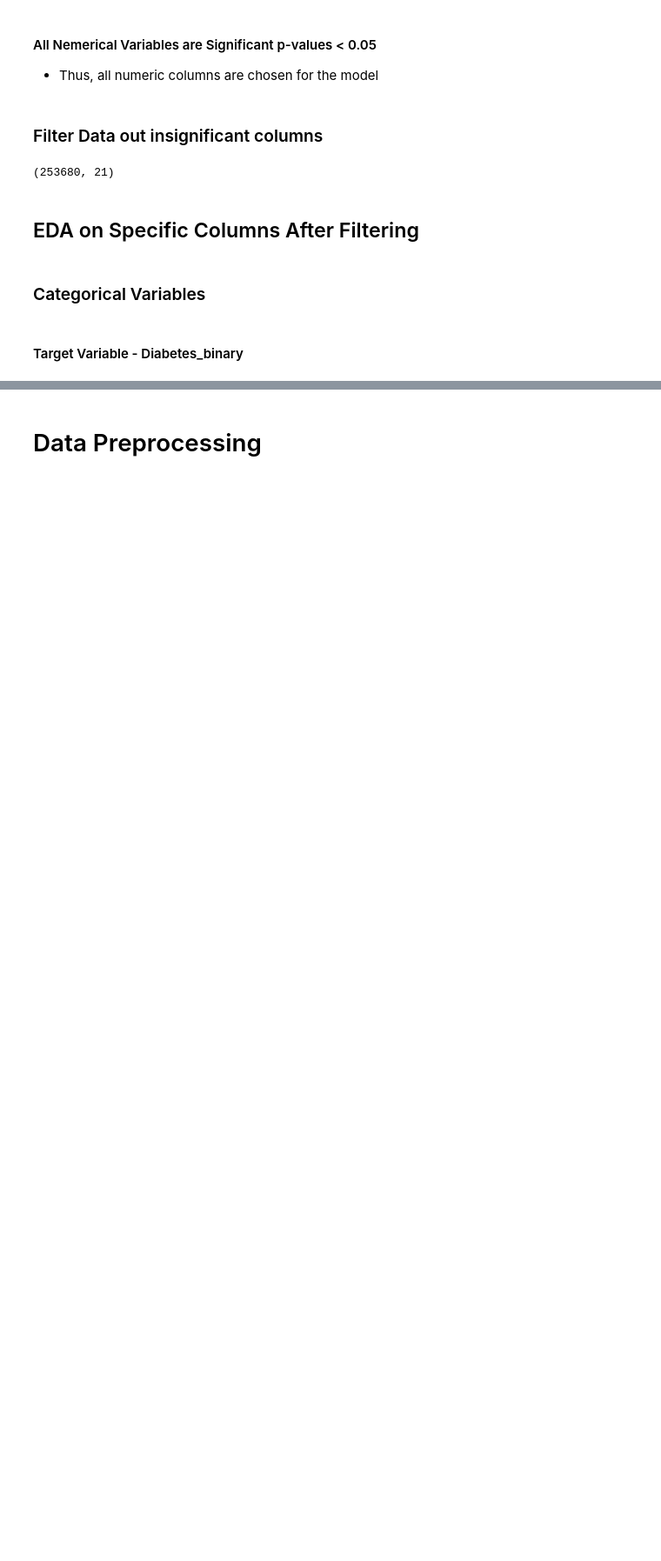
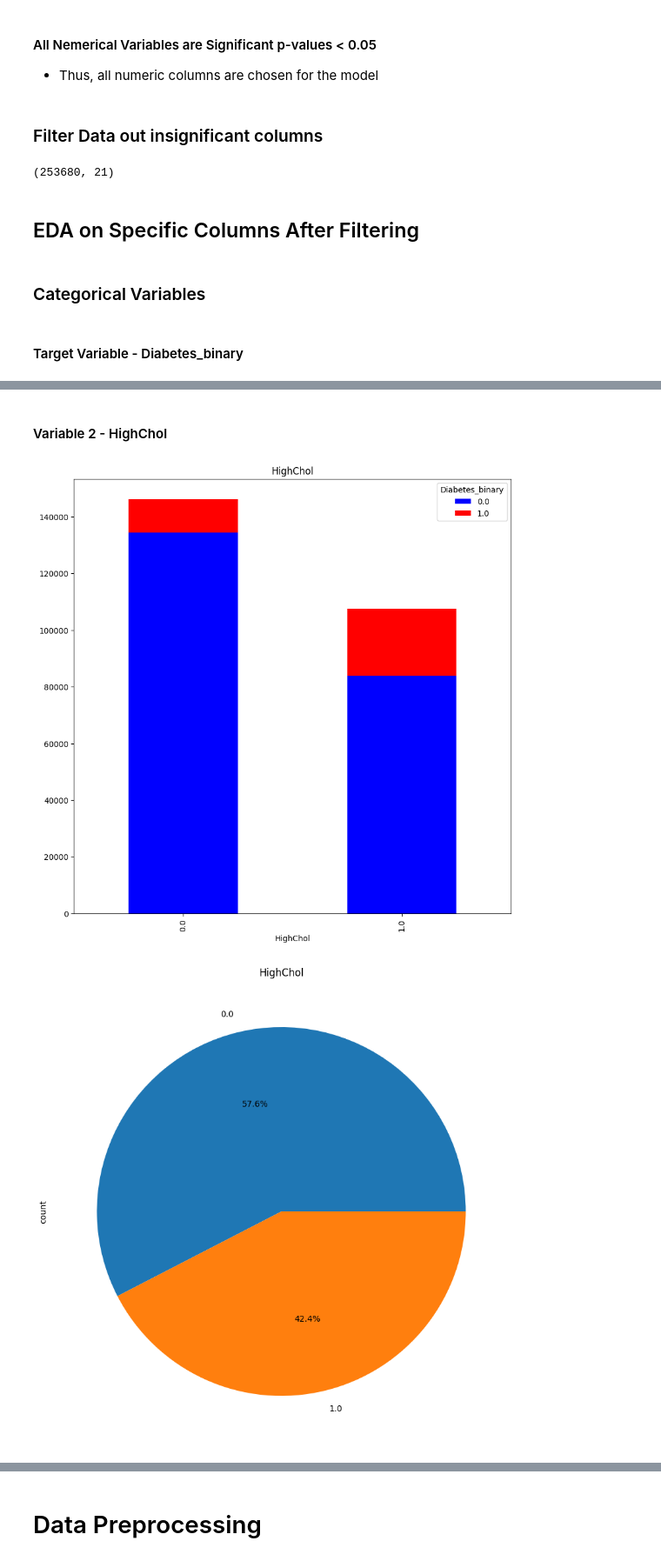
Before and after one commit to RileyLeo/Diabetes-Prediction-ML, a Jupyter notebook: notebook.ipynb, the cells around one changed output, grey strips where cells are left out. Shown at 87% size. Drawn from its saved outputs; the diff is of its cells as text; code cells hidden in the pictures; blank space fills up the shorter version.

```diff
--- a/notebook.ipynb
+++ b/notebook.ipynb
@@ -340,0 +384,9 @@ diabetes_health_indicators_data_after_feature_selection.shape
+# %% [markdown]
+#### Variable 2 - HighChol
+# %%
+# plot a stacked count plot and a pi chart for HighChol
+create_stacked_count_plot_for_categorical_variables(diabetes_health_indicators_data_after_feature_selection, 'HighChol' , 'Diabetes_binary', 'HighChol')
+create_pi_chart_for_categorical_variables(diabetes_health_indicators_data_after_feature_selection, 'HighChol', 'HighChol')
+# %% [output]
+[figure, added]
+[figure, added]
```
Also changed, not shown: parts of 38 cells of this notebook.
